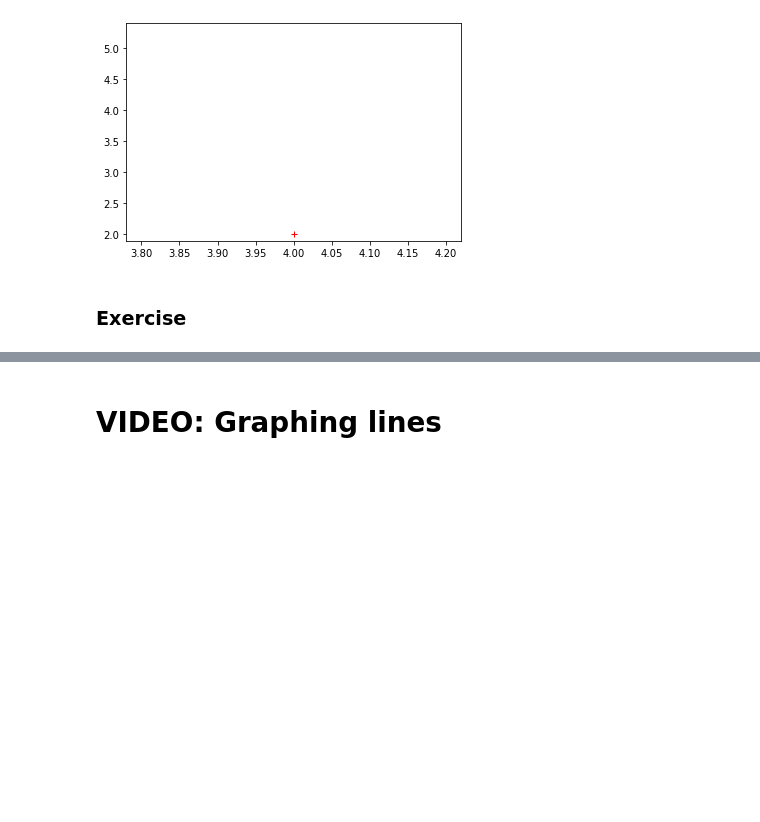
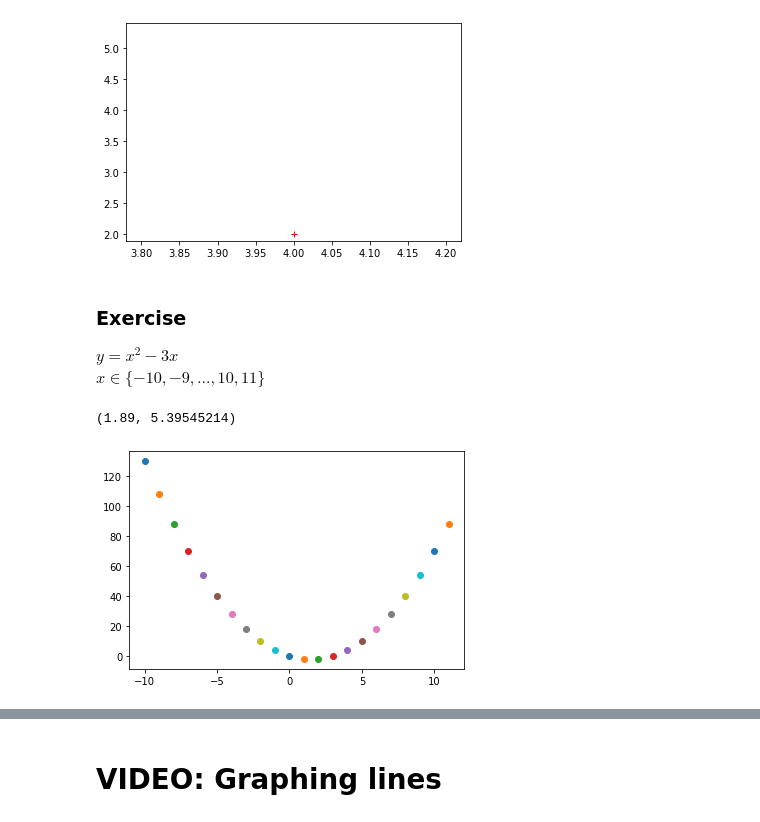
Before and after one commit to adel-nouar/Math_with_Python, a Jupyter notebook: Section06_pymath_graphing.ipynb, the cells around one changed output, grey strips where cells are left out. Cells and saved outputs as stored; diff of their text form; code cells hidden in the pictures; blank space fills up the shorter version.

Commit message:
ex plotting in plan: Done

```diff
--- a/Section06_pymath_graphing.ipynb
+++ b/Section06_pymath_graphing.ipynb
@@ -47,5 +47,7 @@ plt.show()
 # %% [output]
 (1.89, 2.1100000000000003)
 [figure]
-# %% [markdown]
-### Exercise
+# %% [markdown]
+### Exercise
+$ y = x^2 - 3x $ <br>
+$ x \in \{-10, -9, ..., 10, 11\} $
@@ -51,0 +56,13 @@ plt.show()
+# %%
+x = range(-10, 12)
+for i in x:
+    y = i**2 - 3*i
+    plt.plot(i, y, 'o')
+
+ylim = axis.get_ylim()
+print(ylim)
+axis.set_ylim([ylim[0], 120])
+plt.show()
+# %% [output]
+(1.89, 5.39545214)
+[figure, added]
```
Also changed, not shown: parts of 3 cells of this notebook.
